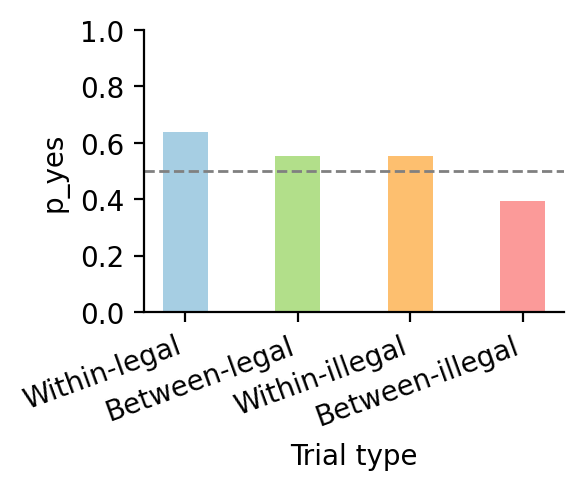
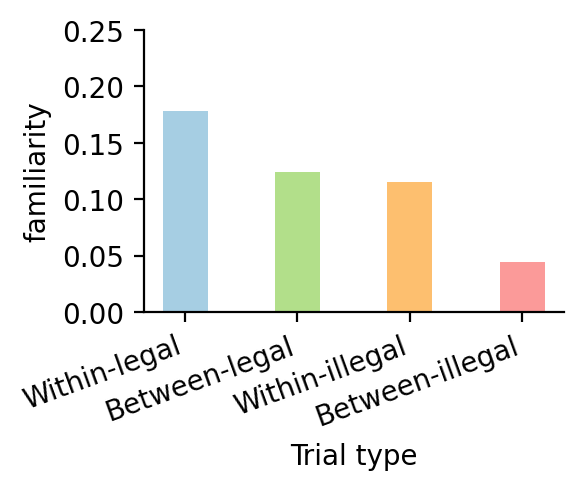
The change to this notebook cell's code, shown as a diff; its figure went from the first image to the second:
--- before
+++ after
@@ -6,5 +6,5 @@
 # specify parameters
 params_tmp = ModelParameters(
-    beta=0.06,
+    beta=0.248,
     lr=1.0,
     lr_test_prefix=0.0,
@@ -13,9 +13,9 @@
     criterion_offset=0.0,
 
-    # readout_mode="normalized",
-    # decision_gain=20,
+    readout_mode="normalized",
+    decision_gain=20,
 
-    readout_mode="contrast",
-    decision_gain=0.02, 
+    # readout_mode="contrast",
+    # decision_gain=0.02, 
 )
 
@@ -25,7 +25,8 @@
 
 ax = plot_day1_byType(day1_data, 
-                      measure="p_yes",
+                      measure="familiarity",
                       title="", 
                       my_color=my_color)
-ax.axhline(y=0.5, color='gray', linestyle='--', linewidth=1)
-ax.set_ylim(0, 1.0)
+# ax.axhline(y=0.5, color='gray', linestyle='--', linewidth=1)
+# ax.set_ylim(0, 1.0)
+ax.set_ylim(0, 0.25)

Commit: add analytical-based SR fitting